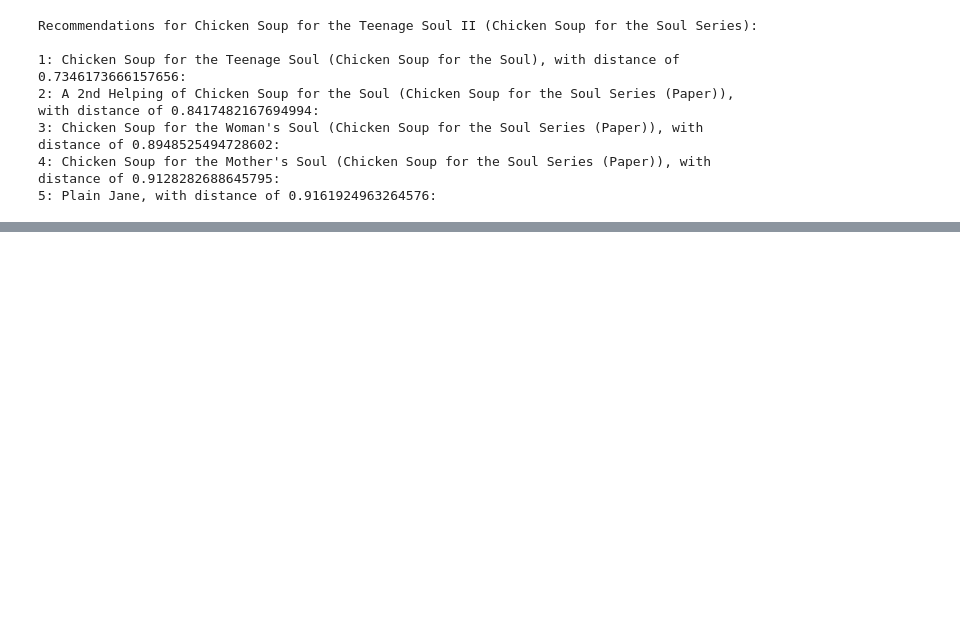
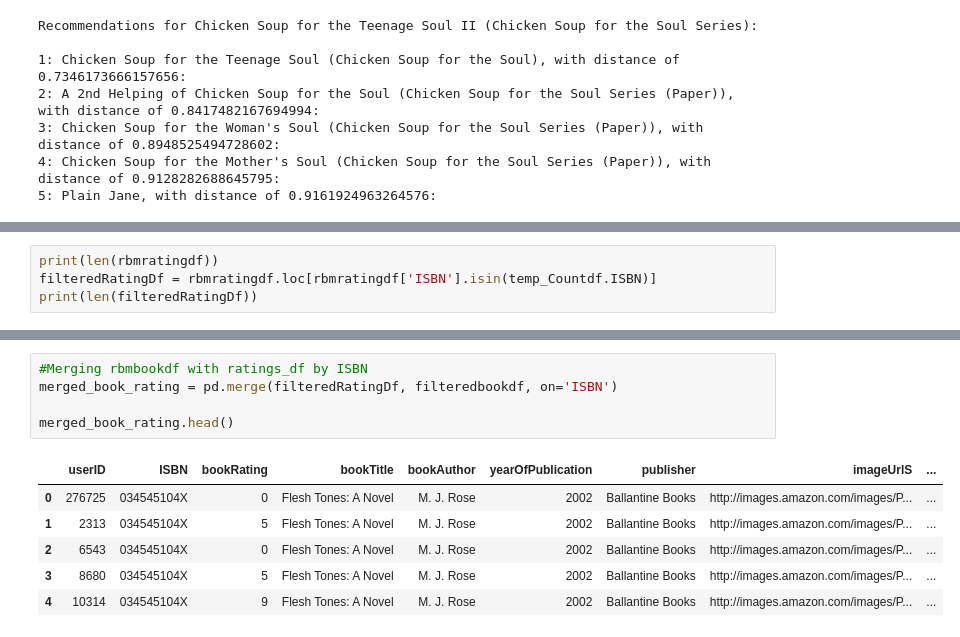
Before and after one commit to shreyabansal25/Recommended-Systems, a Jupyter notebook: ML0120EN_4_2_Review_CollaborativeFilteringwithRBM.ipynb, the cells around one changed output, grey strips where cells are left out. Saved outputs shown, nothing was run; the diff lists cells and outputs as text; blank space fills up the shorter version.

```diff
--- a/ML0120EN_4_2_Review_CollaborativeFilteringwithRBM.ipynb
+++ b/ML0120EN_4_2_Review_CollaborativeFilteringwithRBM.ipynb
@@ -432,0 +495,4 @@ Recommendations for Chicken Soup for the Teenage Soul II (Chicken Soup for the S
+# %%
+print(len(rbmratingdf))
+filteredRatingDf = rbmratingdf.loc[rbmratingdf['ISBN'].isin(temp_Countdf.ISBN)]
+print(len(filteredRatingDf))
@@ -432,0 +514,12 @@ Recommendations for Chicken Soup for the Teenage Soul II (Chicken Soup for the S
+# %%
+#Merging rbmbookdf with ratings_df by ISBN
+merged_book_rating = pd.merge(filteredRatingDf, filteredbookdf, on='ISBN')
+
+merged_book_rating.head()
+# %% [output]
+|  | userID | ISBN | bookRating | bookTitle | bookAuthor | yearOfPublication | publisher | imageUrlS | ... |
+| 0 | 276725 | 034545104X | 0 | Flesh Tones: A Novel | M. J. Rose | 2002 | Ballantine Books | http://images.amazon.com/images/P... | ... |
+| 1 | 2313 | 034545104X | 5 | Flesh Tones: A Novel | M. J. Rose | 2002 | Ballantine Books | http://images.amazon.com/images/P... | ... |
+| 2 | 6543 | 034545104X | 0 | Flesh Tones: A Novel | M. J. Rose | 2002 | Ballantine Books | http://images.amazon.com/images/P... | ... |
+| 3 | 8680 | 034545104X | 5 | Flesh Tones: A Novel | M. J. Rose | 2002 | Ballantine Books | http://images.amazon.com/images/P... | ... |
+| 4 | 10314 | 034545104X | 9 | Flesh Tones: A Novel | M. J. Rose | 2002 | Ballantine Books | http://images.amazon.com/images/P... | ... |
```
Also changed, not shown: parts of 21 cells of this notebook.
